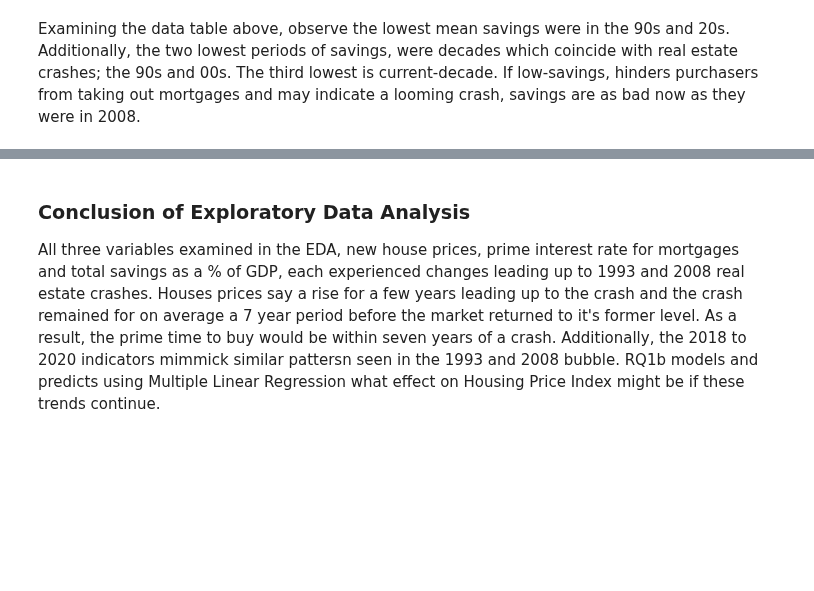
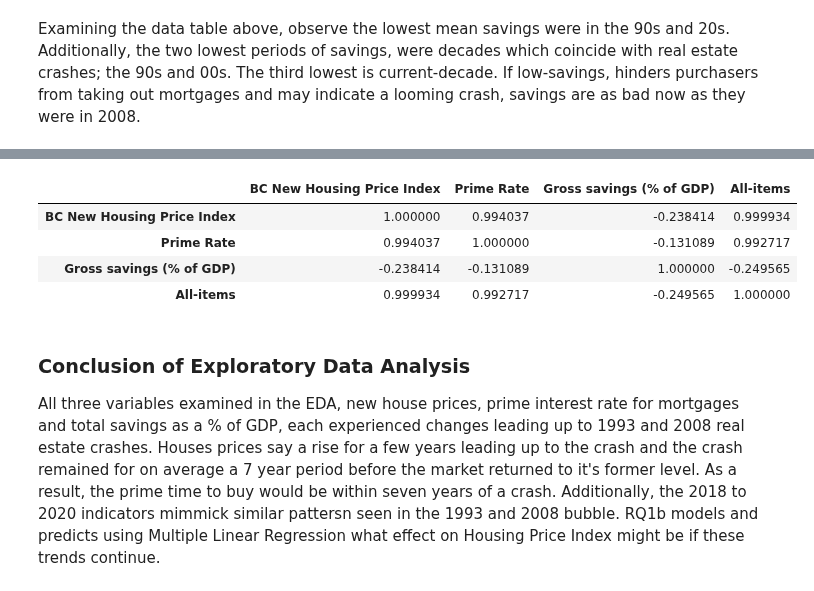
Before and after one commit to data301-2021-summer2/group-11-project, a Jupyter notebook: analysis/Shared/Task 4 Notebook.ipynb, the cells around one changed output, grey strips where cells are left out. Drawn from its saved outputs; the diff is of its cells as text; code cells hidden in the pictures; blank space fills up the shorter version.

```diff
--- a/analysis/Shared/Task 4 Notebook.ipynb
+++ b/analysis/Shared/Task 4 Notebook.ipynb
@@ -123,3 +136,11 @@ Examining the data table above, observe the lowest mean savings were in the 90s
+# %%
+pf.limitYears(masterDF[['2005','2006','2007','2008']],30).loc[['BC New Housing Price Index', 'Prime Rate', 'Gross savings (% of GDP)', 'All-items']].transpose().corr()
+# %% [output]
+|  | BC New Housing Price Index | Prime Rate | Gross savings (% of GDP) | All-items |
+| BC New Housing Price Index | 1.000000 | 0.994037 | -0.238414 | 0.999934 |
+| Prime Rate | 0.994037 | 1.000000 | -0.131089 | 0.992717 |
+| Gross savings (% of GDP) | -0.238414 | -0.131089 | 1.000000 | -0.249565 |
+| All-items | 0.999934 | 0.992717 | -0.249565 | 1.000000 |
 # %% [markdown]
 ### Conclusion of Exploratory Data Analysis
 
```
Also changed, not shown: parts of 6 cells of this notebook, 1 other file.
